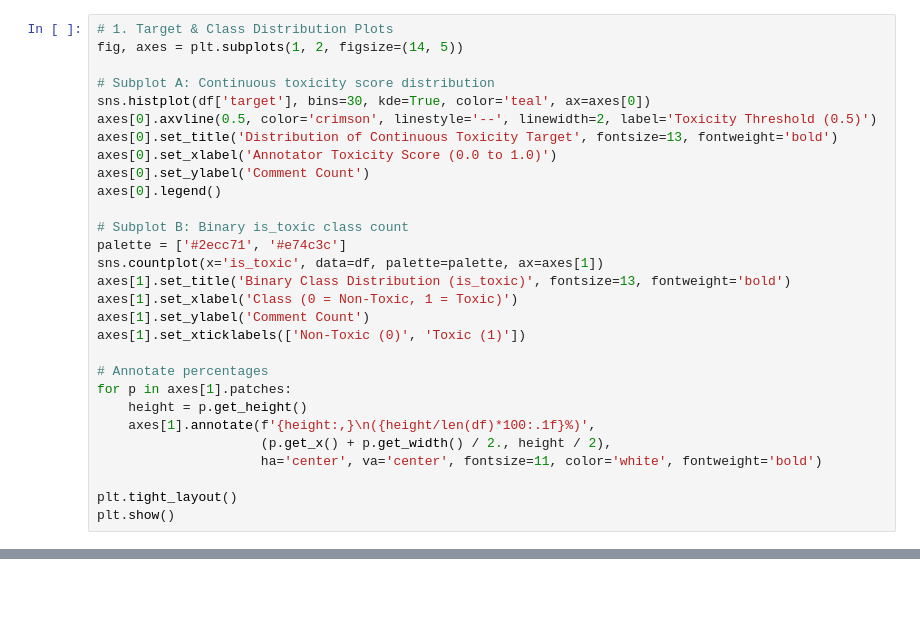
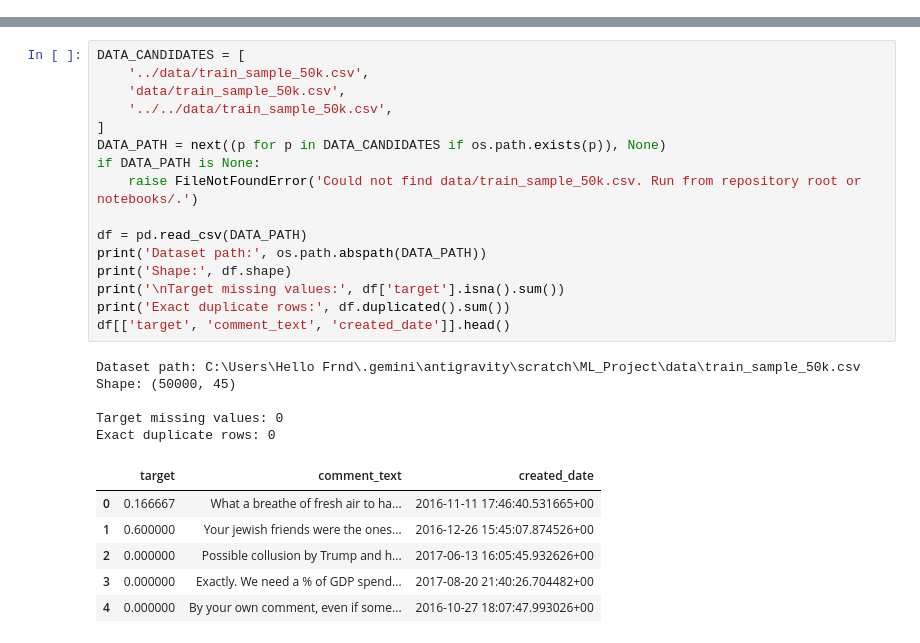
Before and after one commit to ChaitanyaPatnayak/ML_Project, a Jupyter notebook: classificationFile.ipynb, the cells around one changed output, grey strips where cells are left out. Cells and saved outputs as stored; diff of their text form; blank space fills up the shorter version.

```diff
--- a/classificationFile.ipynb
+++ b/classificationFile.ipynb
@@ -204,29 +0,0 @@ The Review 1 rubric requires:
-# %%
-# 1. Target & Class Distribution Plots
-fig, axes = plt.subplots(1, 2, figsize=(14, 5))
-
-# Subplot A: Continuous toxicity score distribution
-sns.histplot(df['target'], bins=30, kde=True, color='teal', ax=axes[0])
-axes[0].axvline(0.5, color='crimson', linestyle='--', linewidth=2, label='Toxicity Threshold (0.5)')
-axes[0].set_title('Distribution of Continuous Toxicity Target', fontsize=13, fontweight='bold')
-axes[0].set_xlabel('Annotator Toxicity Score (0.0 to 1.0)')
-axes[0].set_ylabel('Comment Count')
-axes[0].legend()
-
-# Subplot B: Binary is_toxic class count
-palette = ['#2ecc71', '#e74c3c']
-sns.countplot(x='is_toxic', data=df, palette=palette, ax=axes[1])
-axes[1].set_title('Binary Class Distribution (is_toxic)', fontsize=13, fontweight='bold')
-axes[1].set_xlabel('Class (0 = Non-Toxic, 1 = Toxic)')
-axes[1].set_ylabel('Comment Count')
-axes[1].set_xticklabels(['Non-Toxic (0)', 'Toxic (1)'])
-
-# Annotate percentages
-for p in axes[1].patches:
-    height = p.get_height()
-    axes[1].annotate(f'{height:,}\n({height/len(df)*100:.1f}%)',
-                     (p.get_x() + p.get_width() / 2., height / 2),
-                     ha='center', va='center', fontsize=11, color='white', fontweight='bold')
-
-plt.tight_layout()
-plt.show()
@@ -893,0 +60,28 @@ Logistic Regression Tuned Test Weighted F1: 0.8831
+# %%
+DATA_CANDIDATES = [
+    '../data/train_sample_50k.csv',
+    'data/train_sample_50k.csv',
+    '../../data/train_sample_50k.csv',
+]
+DATA_PATH = next((p for p in DATA_CANDIDATES if os.path.exists(p)), None)
+if DATA_PATH is None:
+    raise FileNotFoundError('Could not find data/train_sample_50k.csv. Run from repository root or notebooks/.')
+
+df = pd.read_csv(DATA_PATH)
+print('Dataset path:', os.path.abspath(DATA_PATH))
+print('Shape:', df.shape)
+print('\nTarget missing values:', df['target'].isna().sum())
+print('Exact duplicate rows:', df.duplicated().sum())
+df[['target', 'comment_text', 'created_date']].head()
+# %% [output]
+Dataset path: C:\Users\Hello Frnd\.gemini\antigravity\scratch\ML_Project\data\train_sample_50k.csv
+Shape: (50000, 45)
+
+Target missing values: 0
+Exact duplicate rows: 0
+|  | target | comment_text | created_date |
+| 0 | 0.166667 | What a breathe of fresh air to ha... | 2016-11-11 17:46:40.531665+00 |
+| 1 | 0.600000 | Your jewish friends were the ones... | 2016-12-26 15:45:07.874526+00 |
+| 2 | 0.000000 | Possible collusion by Trump and h... | 2017-06-13 16:05:45.932626+00 |
+| 3 | 0.000000 | Exactly. We need a % of GDP spend... | 2017-08-20 21:40:26.704482+00 |
+| 4 | 0.000000 | By your own comment, even if some... | 2016-10-27 18:07:47.993026+00 |
```
Also changed, not shown: parts of 84 cells of this notebook, 18 other files.
